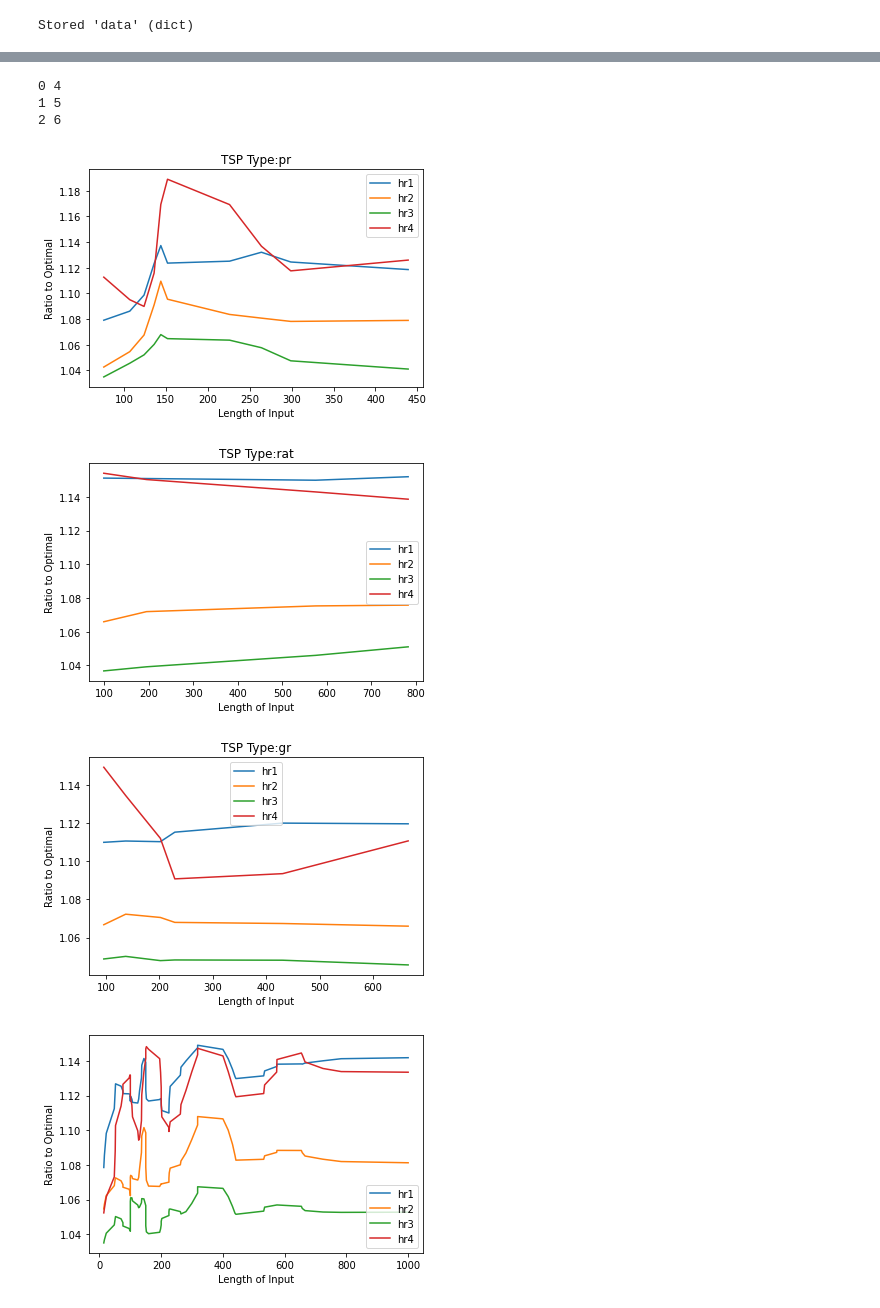
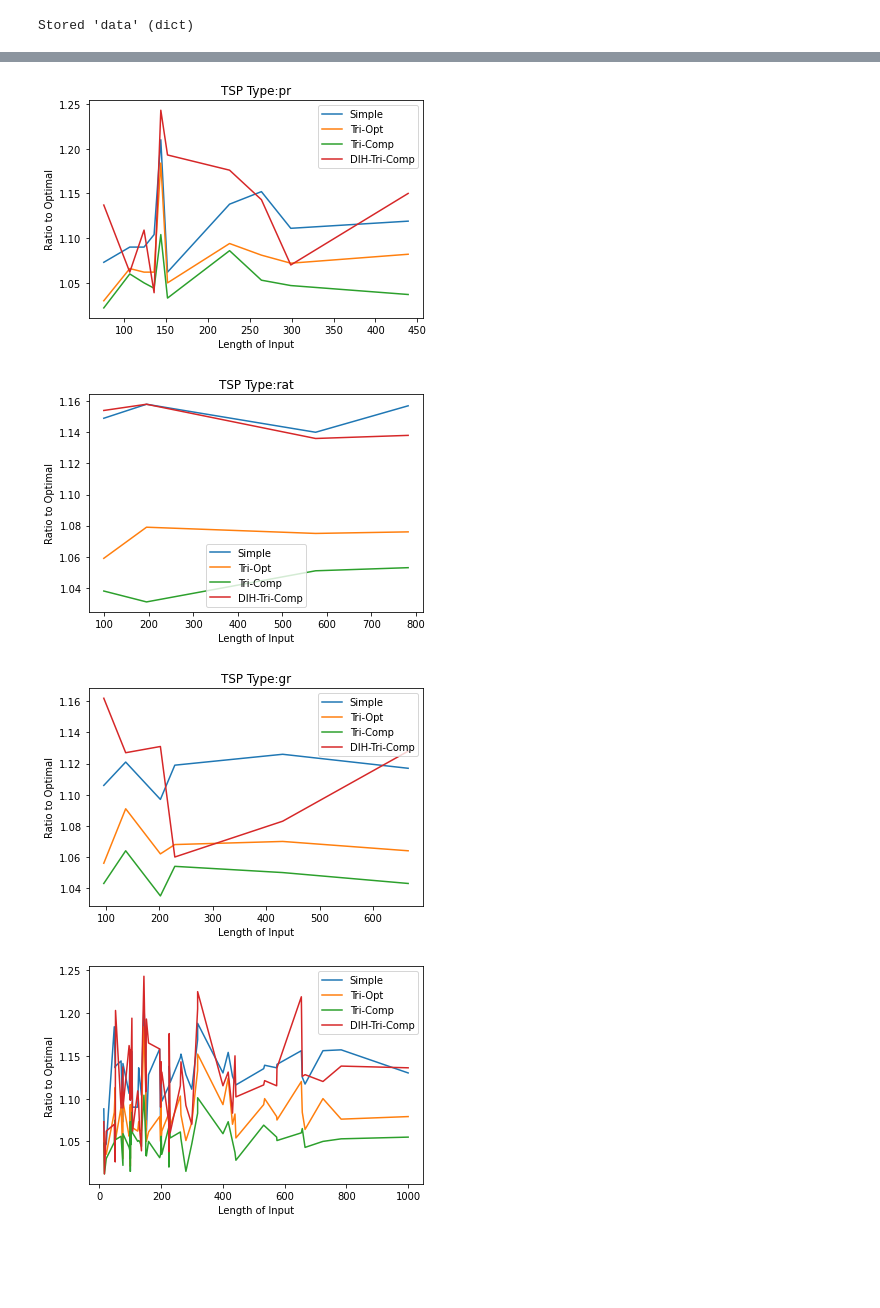
Before and after one commit to jaiteshp/CS6100-Christofides-ShortCutting-Heurisitcs, a Jupyter notebook: utils.ipynb, the cells around one changed output, grey strips where cells are left out. Cells and saved outputs as stored; diff of their text form; code cells hidden in the pictures; blank space fills up the shorter version.

```diff
--- a/utils.ipynb
+++ b/utils.ipynb
@@ -223,10 +213,3 @@ Stored 'data' (dict)
-# %%
-for i,j in enumerate([4,5,6]):
-    print(i,j)
-# %% [output]
-0 4
-1 5
-2 6
 # %%
 hur_files = ['Heuristic 1.csv', 'Heuristic 2.csv', 'Heuristic 3.csv', 'Heuristic 4.csv']
 eps = [0.0,0.01,0.02,0.05,0.1,0.2,0.3]
@@ -251,38 +234,39 @@ for i in tspn_files:
     for j in range(4):
         y = [h_ratios[j][tsp_files[k]][0] for k in fnames]
         ysmoothed = gaussian_filter1d(y, sigma=1)
-        plt.plot(x,ysmoothed)
-    plt.legend(['hr1', 'hr2', 'hr3', 'hr4'])
+        plt.plot(x,y)
+
+    plt.legend(['Simple', 'Tri-Opt', 'Tri-Comp', 'DIH-Tri-Comp'])
     plt.title('TSP Type:'+i)
     plt.xlabel('Length of Input')
     plt.ylabel('Ratio to Optimal')
     plt.show()
 # %% [output]
-[figure, old version]
+[figure, new version]
-[figure, old version]
+[figure, new version]
-[figure, old version]
+[figure, new version]
 # %%
 from scipy.ndimage.filters import gaussian_filter1d
 fnames = [];x = []
 for j in tsp_files.keys():
     fnames.append(j)
     i = 0
     while(not j[i:-4].isdigit()):
         i+=1
     x.append(int(j[i:-4]))
 fnames = [fnames[j] for j in np.argsort(x)]
 x.sort()
 for j in range(4):
     y = [h_ratios[j][tsp_files[k]][0] for k in fnames]
     ysmoothed = gaussian_filter1d(y, sigma=2)
-    plt.plot(x,ysmoothed)
-plt.legend(['hr1', 'hr2', 'hr3', 'hr4'])
+    plt.plot(x,y)
+plt.legend(['Simple', 'Tri-Opt', 'Tri-Comp', 'DIH-Tri-Comp'])
 plt.title('')
 plt.xlabel('Length of Input')
 plt.ylabel('Ratio to Optimal')
 plt.show()
 # %% [output]
-[figure, old version]
+[figure, new version]
 # %%
 x = eps
 for i in range(4):
```
Also changed, not shown: parts of 4 cells of this notebook.
